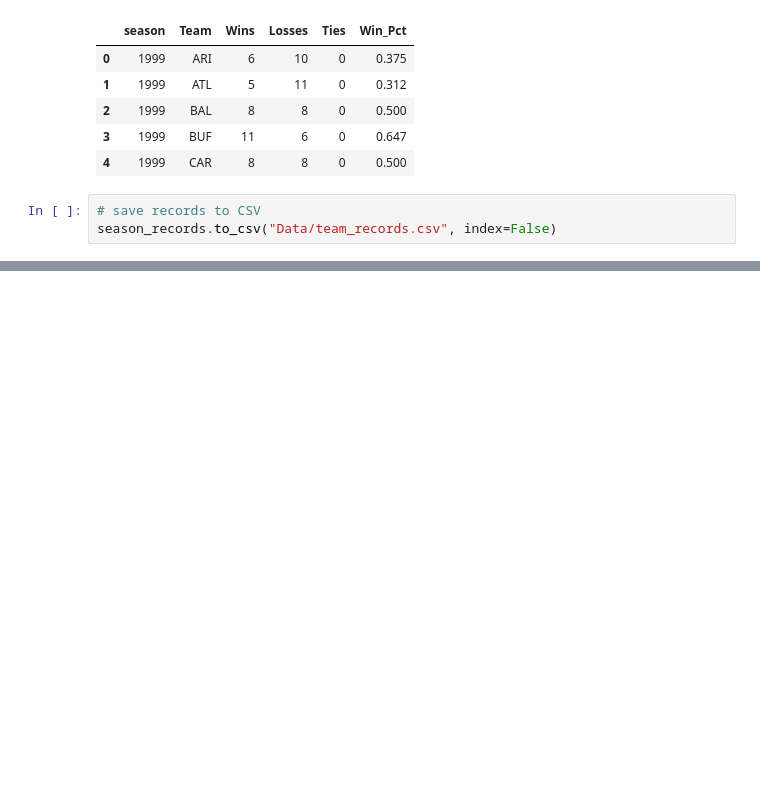
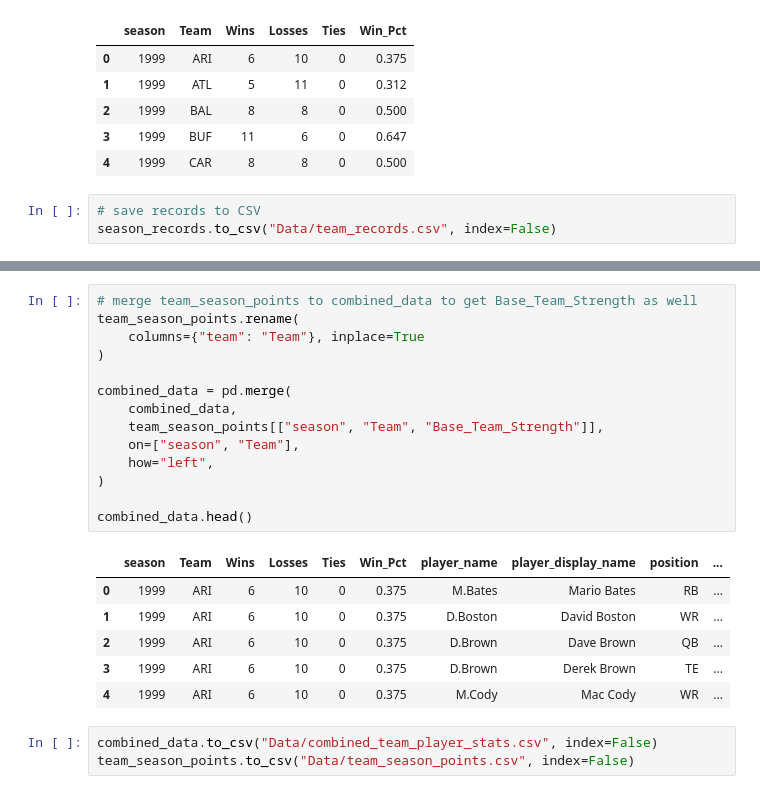
Before and after one commit to govrahul/17-0_nfl_app, a Jupyter notebook: eda.ipynb, the cells around one changed output, grey strips where cells are left out. Cells and saved outputs as stored; diff of their text form; blank space fills up the shorter version.

```diff
--- a/eda.ipynb
+++ b/eda.ipynb
@@ -88,0 +393,24 @@ season_records.to_csv("Data/team_records.csv", index=False)
+# %%
+# merge team_season_points to combined_data to get Base_Team_Strength as well
+team_season_points.rename(
+    columns={"team": "Team"}, inplace=True
+)
+
+combined_data = pd.merge(
+    combined_data,
+    team_season_points[["season", "Team", "Base_Team_Strength"]],
+    on=["season", "Team"],
+    how="left",
+)
+
+combined_data.head()
+# %% [output]
+|  | season | Team | Wins | Losses | Ties | Win_Pct | player_name | player_display_name | position | ... |
+| 0 | 1999 | ARI | 6 | 10 | 0 | 0.375 | M.Bates | Mario Bates | RB | ... |
+| 1 | 1999 | ARI | 6 | 10 | 0 | 0.375 | D.Boston | David Boston | WR | ... |
+| 2 | 1999 | ARI | 6 | 10 | 0 | 0.375 | D.Brown | Dave Brown | QB | ... |
+| 3 | 1999 | ARI | 6 | 10 | 0 | 0.375 | D.Brown | Derek Brown | TE | ... |
+| 4 | 1999 | ARI | 6 | 10 | 0 | 0.375 | M.Cody | Mac Cody | WR | ... |
+# %%
+combined_data.to_csv("Data/combined_team_player_stats.csv", index=False)
+team_season_points.to_csv("Data/team_season_points.csv", index=False)
```
Also changed, not shown: parts of 16 cells of this notebook.
